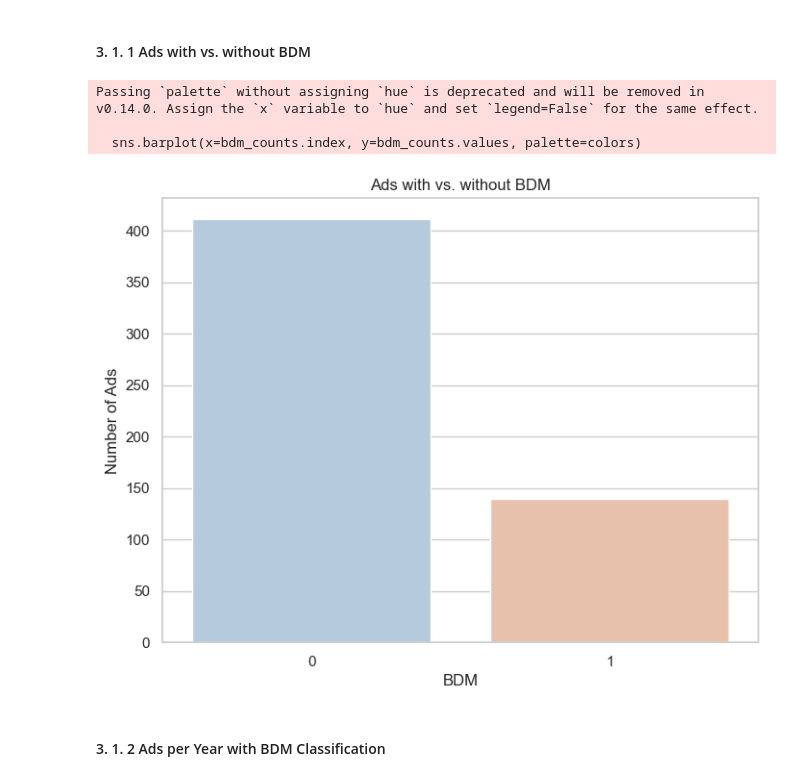
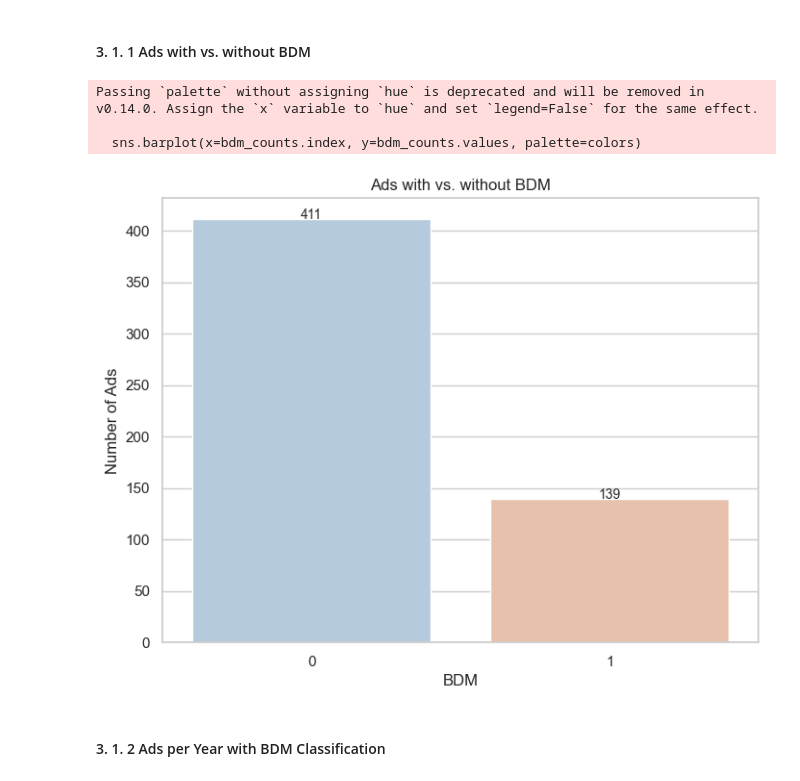
Before and after one commit to NilsLeo/Commercial-Brand-Differentiating-Message-Analysis, a Jupyter notebook: app/2 - Data Understanding.ipynb, the cells around one changed output. Saved outputs shown, nothing was run; the diff lists cells and outputs as text; code cells hidden in the pictures.

```diff
--- a/app/2 - Data Understanding.ipynb
+++ b/app/2 - Data Understanding.ipynb
@@ -26,19 +26,22 @@ colors = ['#AFCAE2', '#F1BEA1', '#5694CE', '#E4E1DA', '#A4CD91', '#C6D6C5']
 # %%
 
 sns.set(style="whitegrid")
 
 bdm_counts = bdm['BDM'].value_counts()
 plt.figure(figsize=(8, 6))
 sns.barplot(x=bdm_counts.index, y=bdm_counts.values, palette=colors)
+# Annotate each bar with the count value
+for index, value in enumerate(bdm_counts.values):
+    plt.text(index, value + 0.5, str(value), ha='center', fontsize=10)
 plt.xlabel('BDM')
 plt.ylabel('Number of Ads')
 plt.title('Ads with vs. without BDM')
 plt.show()
 # %% [output]
 Passing `palette` without assigning `hue` is deprecated and will be removed in v0.14.0. Assign the `x` variable to `hue` and set `legend=False` for the same effect.
 
   sns.barplot(x=bdm_counts.index, y=bdm_counts.values, palette=colors)
-[figure, old version]
+[figure, new version]
 # %% [markdown]
 #### 3. 1. 2 Ads per Year with BDM Classification
 # %%
```
Also changed, not shown: parts of 4 cells of this notebook.
